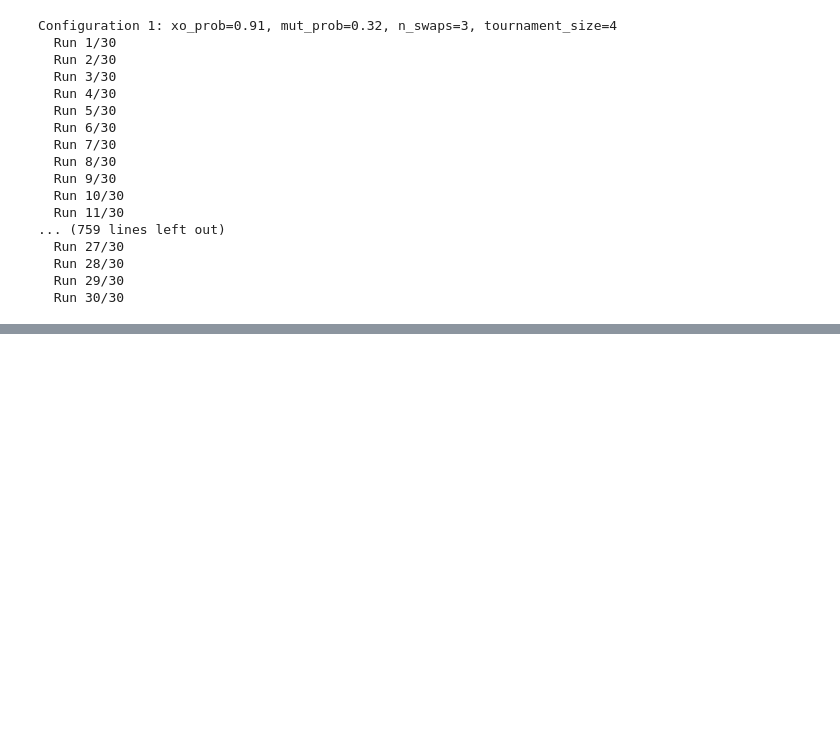
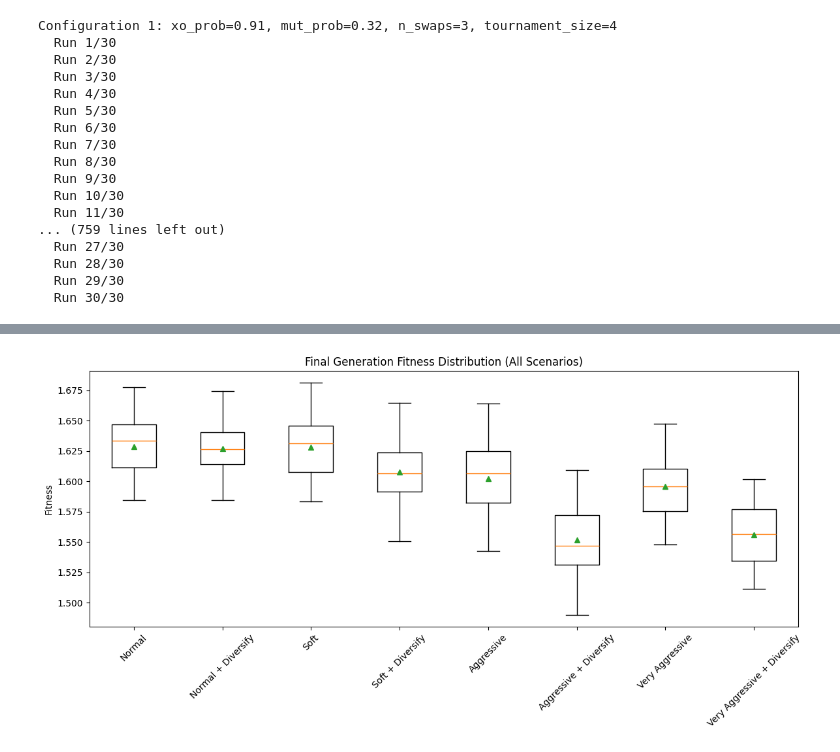
Before and after one commit to mgalao/computational-intelligence-for-optimization-project, a Jupyter notebook: notebooks_and_results/run_experiments.ipynb, the cells around one changed output, grey strips where cells are left out. Drawn from its saved outputs; the diff is of its cells as text; code cells hidden in the pictures; blank space fills up the shorter version.

```diff
--- a/notebooks_and_results/run_experiments.ipynb
+++ b/notebooks_and_results/run_experiments.ipynb
@@ -285,0 +294,20 @@ Configuration 1: xo_prob=0.75, mut_prob=0.24, n_swaps=3, tournament_size=6
+# %%
+params = {
+    "n_swaps": 2,
+    "max_n_swaps": 8,
+    "tournament_size": 4,
+    "min_tournament_size": 2,
+    "mutation_base": n_swap_mutation,
+    "selection_base": tournament_selection,
+    "mutation_args": ["n_swaps"],
+    "selection_args": ["tournament_size"],
+    "adapt_keys": ["n_swaps", "tournament_size"],
+    "adapt_directions": {"n_swaps": "up", "tournament_size": "down"}
+}
+# %%
+xo_prob = 0.84
+mut_prob = 0.36
+# %%
+# Initial wrapped functions
+mutation = partial(n_swap_mutation, n_swaps=params["n_swaps"])
+selection = partial(tournament_selection, tournament_size=params["tournament_size"])
@@ -285,0 +380,11 @@ Configuration 1: xo_prob=0.75, mut_prob=0.24, n_swaps=3, tournament_size=6
+# %%
+plt.figure(figsize=(12, 6))
+data = [df.iloc[-1] for df in fitness_histories.values()]
+plt.boxplot(data, labels=fitness_histories.keys(), showmeans=True)
+plt.xticks(rotation=45)
+plt.title("Final Generation Fitness Distribution (All Scenarios)")
+plt.ylabel("Fitness")
+plt.tight_layout()
+plt.show()
+# %% [output]
+[figure, added]
```
Also changed, not shown: parts of 33 cells of this notebook.
